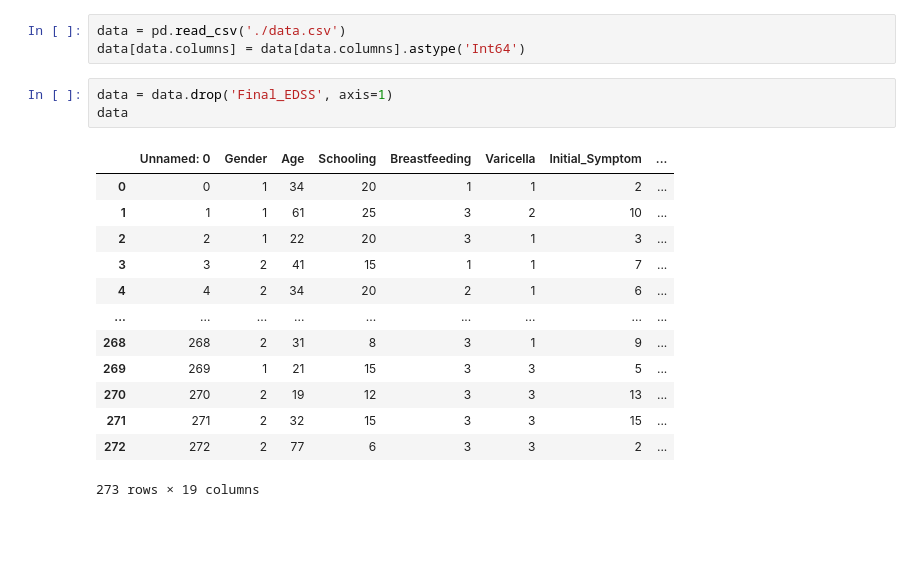
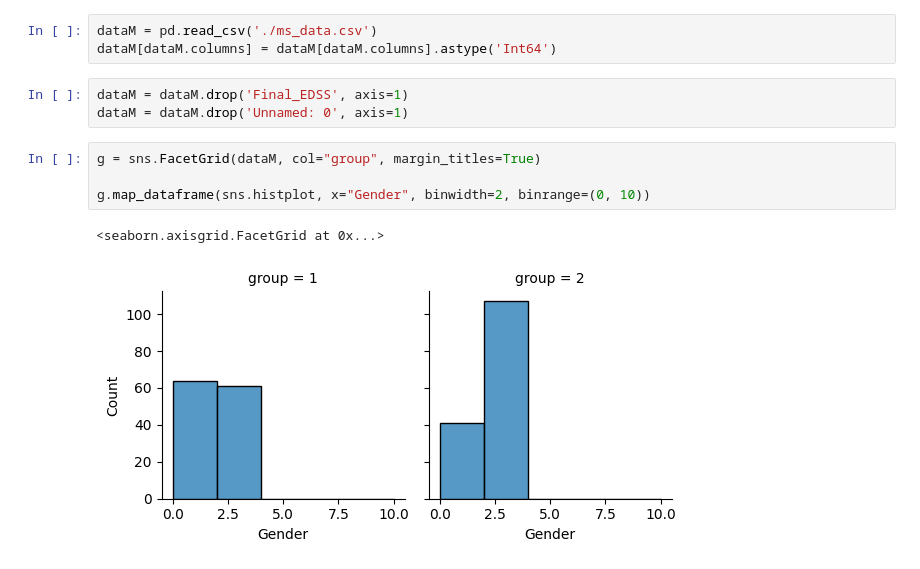
Before and after one commit to BertoloniLucas/SimaAI, a Jupyter notebook: models/M1-Random F. - imputando en initial_edss.ipynb, the cells around one changed output. Saved outputs shown, nothing was run; the diff lists cells and outputs as text; blank space fills up the shorter version.

Commit message:
Comienzo de evaluacion del modelo con modificacion en initial

```diff
--- a/models/M1-Random F. - imputando en initial_edss.ipynb
+++ b/models/M1-Random F. - imputando en initial_edss.ipynb
@@ -45,20 +12,13 @@ Note: you may need to restart the kernel to use updated packages.
 # %%
-data = pd.read_csv('./data.csv')
-data[data.columns] = data[data.columns].astype('Int64')
+dataM = pd.read_csv('./ms_data.csv')
+dataM[dataM.columns] = dataM[dataM.columns].astype('Int64')
-# %%
-data = data.drop('Final_EDSS', axis=1)
-data
-# %% [output]
-|  | Unnamed: 0 | Gender | Age | Schooling | Breastfeeding | Varicella | Initial_Symptom | ... |
-| 0 | 0 | 1 | 34 | 20 | 1 | 1 | 2 | ... |
-| 1 | 1 | 1 | 61 | 25 | 3 | 2 | 10 | ... |
-| 2 | 2 | 1 | 22 | 20 | 3 | 1 | 3 | ... |
-| 3 | 3 | 2 | 41 | 15 | 1 | 1 | 7 | ... |
-| 4 | 4 | 2 | 34 | 20 | 2 | 1 | 6 | ... |
-| ... | ... | ... | ... | ... | ... | ... | ... | ... |
-| 268 | 268 | 2 | 31 | 8 | 3 | 1 | 9 | ... |
-| 269 | 269 | 1 | 21 | 15 | 3 | 3 | 5 | ... |
-| 270 | 270 | 2 | 19 | 12 | 3 | 3 | 13 | ... |
-| 271 | 271 | 2 | 32 | 15 | 3 | 3 | 15 | ... |
-| 272 | 272 | 2 | 77 | 6 | 3 | 3 | 2 | ... |
-273 rows × 19 columns
+# %%
+dataM = dataM.drop('Final_EDSS', axis=1)
+dataM = dataM.drop('Unnamed: 0', axis=1)
+# %%
+g = sns.FacetGrid(dataM, col="group", margin_titles=True)
+
+g.map_dataframe(sns.histplot, x="Gender", binwidth=2, binrange=(0, 10))
+# %% [output]
+<seaborn.axisgrid.FacetGrid at 0x...>
+[figure, added]
```
Also changed, not shown: parts of 23 cells of this notebook.
